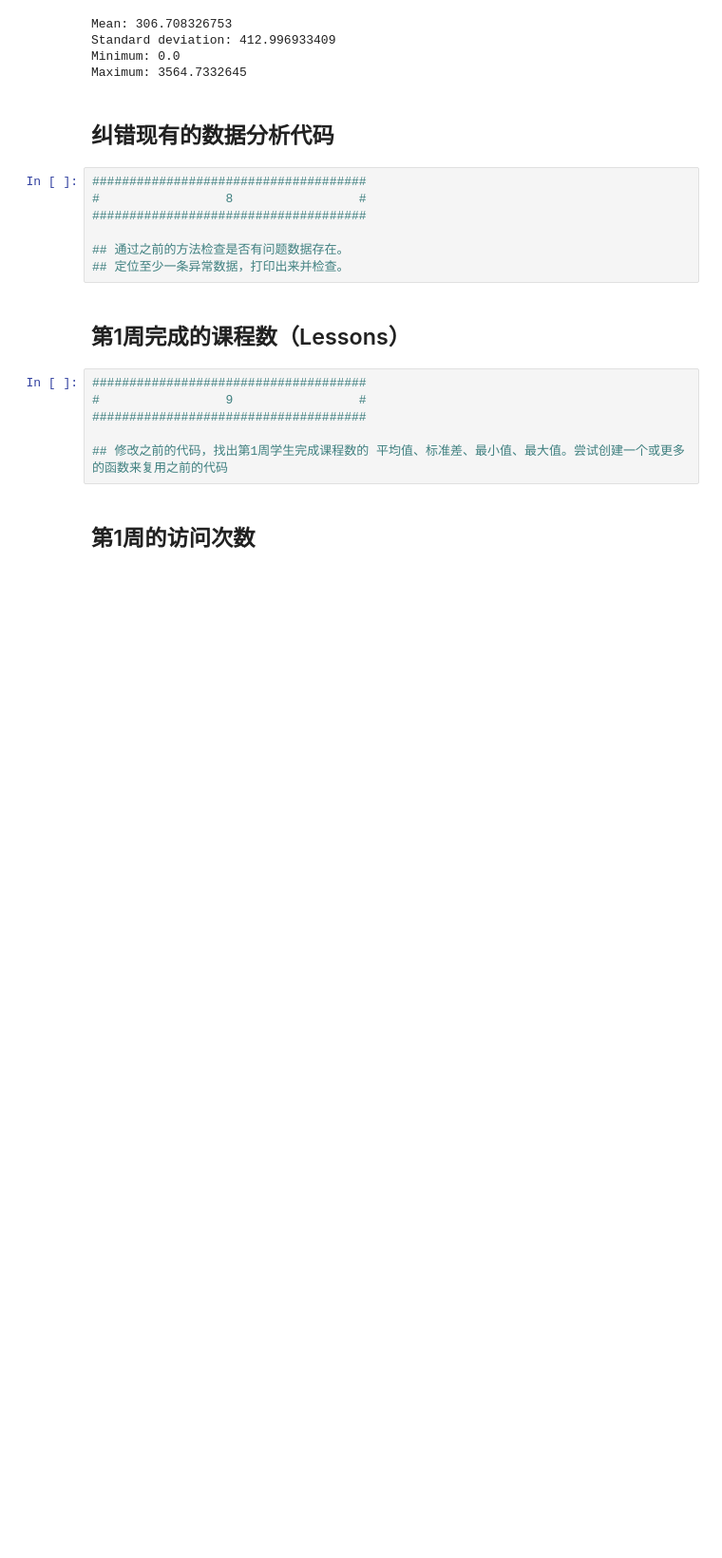
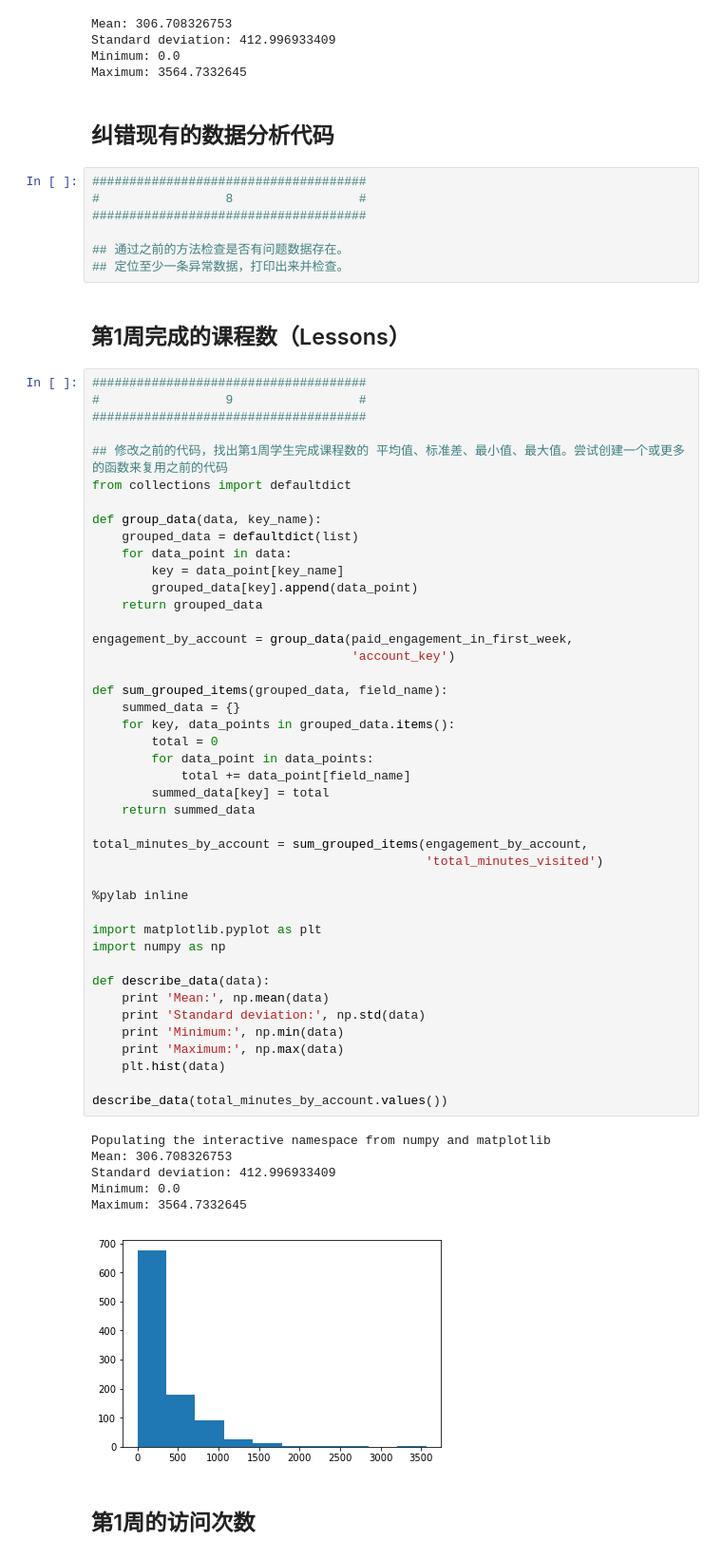
Before and after one commit to liuxiaozhu/data-analysis, a Jupyter notebook: l1-starter-code-zh-cn.ipynb, the cells around one changed output. Shown at 95% size. Cells and saved outputs as stored; diff of their text form; blank space fills up the shorter version.

```diff
--- a/l1-starter-code-zh-cn.ipynb
+++ b/l1-starter-code-zh-cn.ipynb
@@ -350,11 +350,55 @@ Maximum: 3564.7332645
 ## 定位至少一条异常数据，打印出来并检查。
 # %% [markdown]
 ## 第1周完成的课程数（Lessons）
-# %%
-#####################################
-#                 9                 #
-#####################################
-
-## 修改之前的代码，找出第1周学生完成课程数的 平均值、标准差、最小值、最大值。尝试创建一个或更多的函数来复用之前的代码
+# %%
+#####################################
+#                 9                 #
+#####################################
+
+## 修改之前的代码，找出第1周学生完成课程数的 平均值、标准差、最小值、最大值。尝试创建一个或更多的函数来复用之前的代码
+from collections import defaultdict
+
+def group_data(data, key_name):
+    grouped_data = defaultdict(list)
+    for data_point in data:
+        key = data_point[key_name]
+        grouped_data[key].append(data_point)
+    return grouped_data
+
+engagement_by_account = group_data(paid_engagement_in_first_week,
+                                   'account_key')
+
+def sum_grouped_items(grouped_data, field_name):
+    summed_data = {}
+    for key, data_points in grouped_data.items():
+        total = 0
+        for data_point in data_points:
+            total += data_point[field_name]
+        summed_data[key] = total
+    return summed_data
+
+total_minutes_by_account = sum_grouped_items(engagement_by_account,
+                                             'total_minutes_visited')
+
+%pylab inline
+
+import matplotlib.pyplot as plt
+import numpy as np
+
+def describe_data(data):
+    print 'Mean:', np.mean(data)
+    print 'Standard deviation:', np.std(data)
+    print 'Minimum:', np.min(data)
+    print 'Maximum:', np.max(data)
+    plt.hist(data)
+
+describe_data(total_minutes_by_account.values())
+# %% [output]
+Populating the interactive namespace from numpy and matplotlib
+Mean: 306.708326753
+Standard deviation: 412.996933409
+Minimum: 0.0
+Maximum: 3564.7332645
+[figure, added]
 # %% [markdown]
 ## 第1周的访问次数
```
Also changed, not shown: parts of 15 cells of this notebook.
